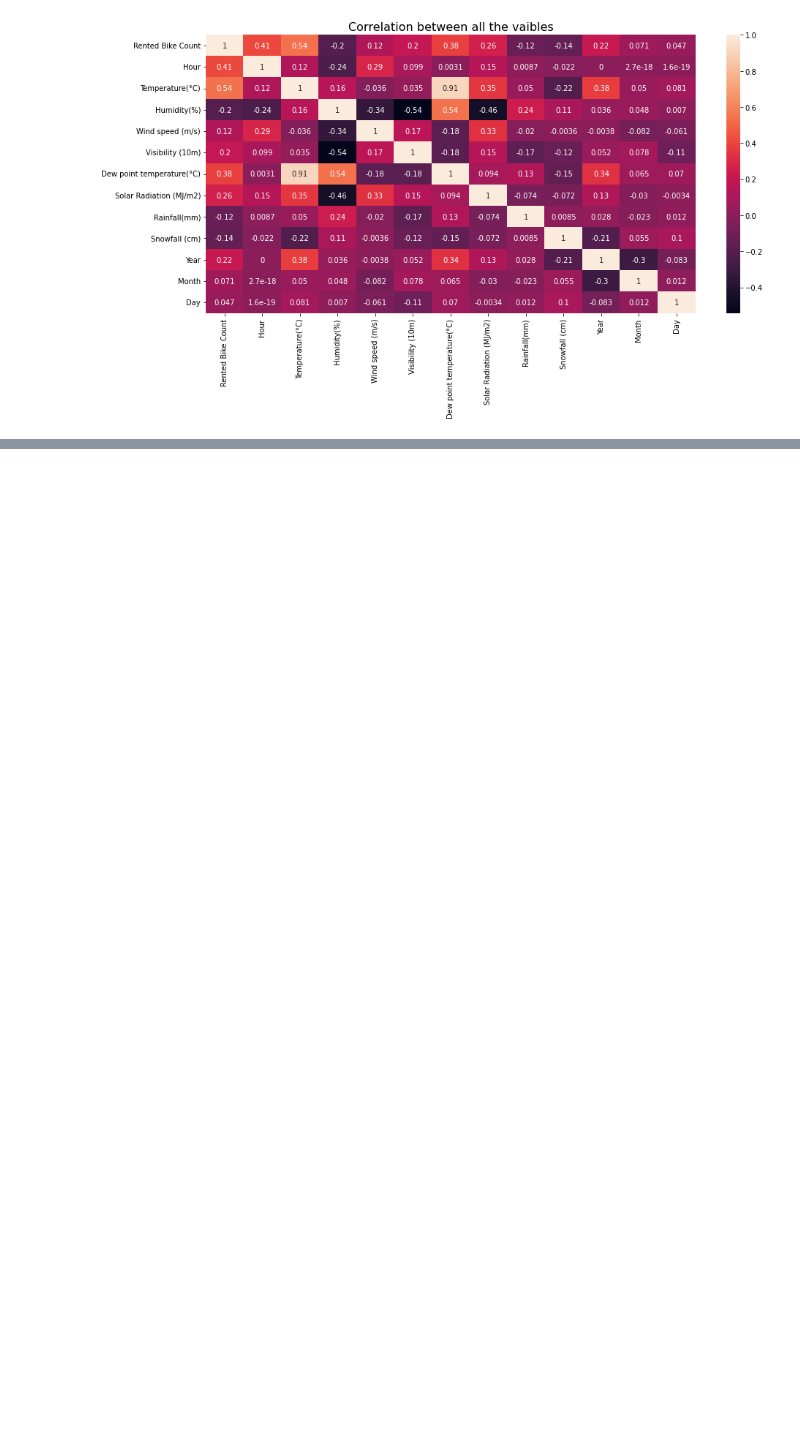
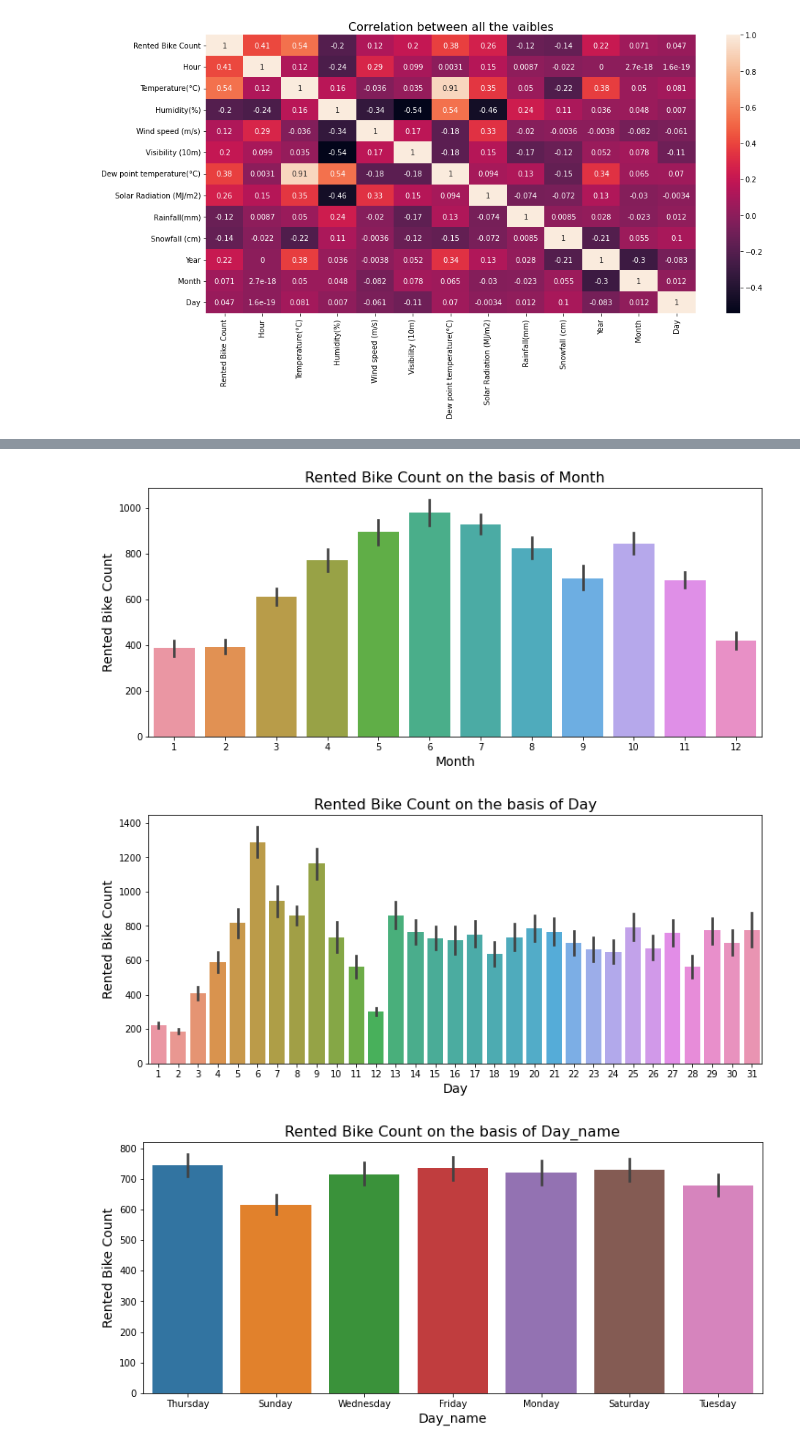
Before and after one commit to Rohan20202/Bike-Sharing-Demand-Prediction, a Jupyter notebook: Bike_Sharing_Demand_Prediction_Capstone_Project.ipynb, the cells around one changed output, grey strips where cells are left out. Saved outputs shown, nothing was run; the diff lists cells and outputs as text; code cells hidden in the pictures; blank space fills up the shorter version.

```diff
--- a/Bike_Sharing_Demand_Prediction_Capstone_Project.ipynb
+++ b/Bike_Sharing_Demand_Prediction_Capstone_Project.ipynb
@@ -322,0 +346,18 @@ data['HoliDay'] = data['Holiday'].apply(lambda x: 1 if x == 'Holiday' else 0)
+# %%
+#selecting some features for analysis
+parameters = ['Month', 'Day', 'Day_name']
+
+#visualization of the value counts
+for col in parameters:
+    fig = plt.figure(figsize=(12, 5))
+    ax = fig.gca()
+    feature = 'Rented Bike Count'
+    ch = sns.barplot(x=col, y=feature, data=data, ax=ax)
+    plt.xlabel(col, size=14)
+    plt.ylabel(feature, size=14)
+    plt.title(f"Rented Bike Count on the basis of {col}", size=16)
+    plt.show()
+# %% [output]
+[figure, added]
+[figure, added]
+[figure, added]
```
Also changed, not shown: parts of 20 cells of this notebook.
